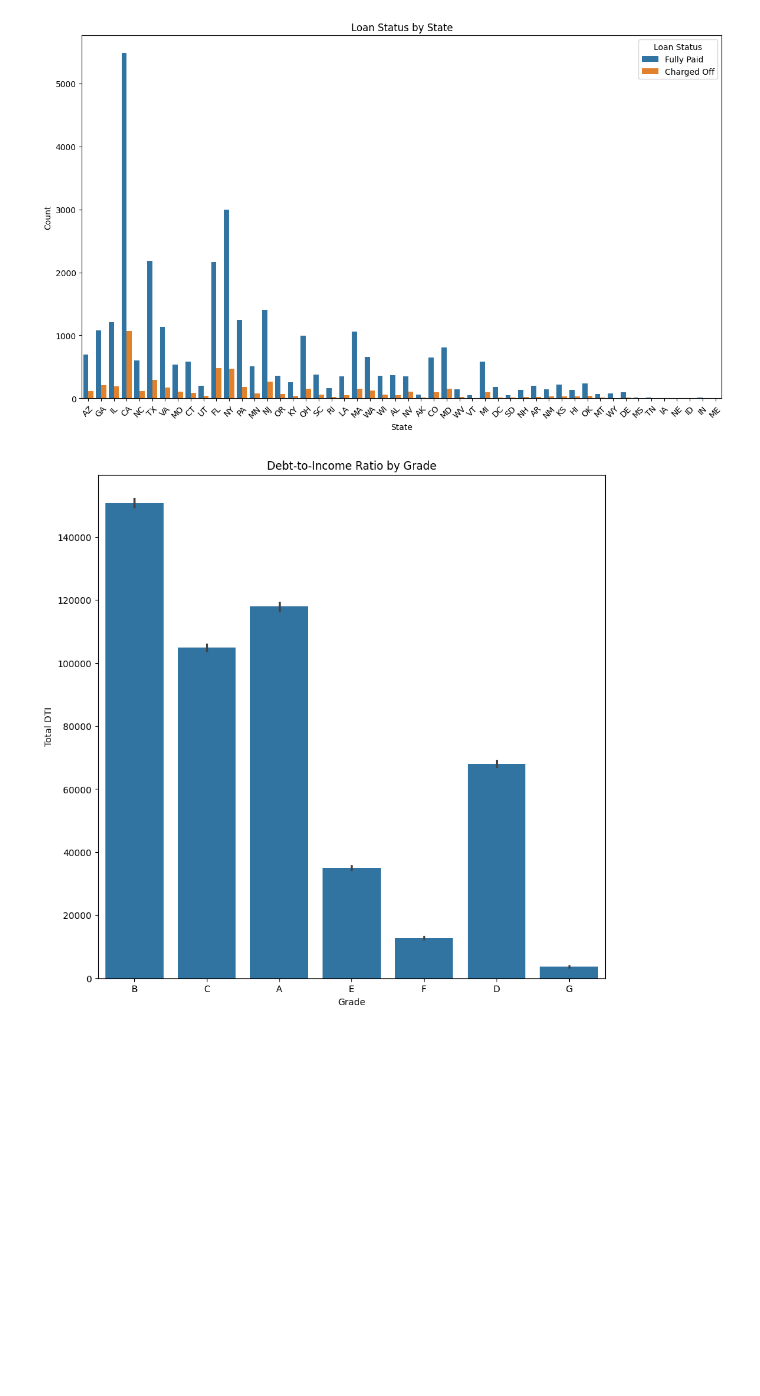
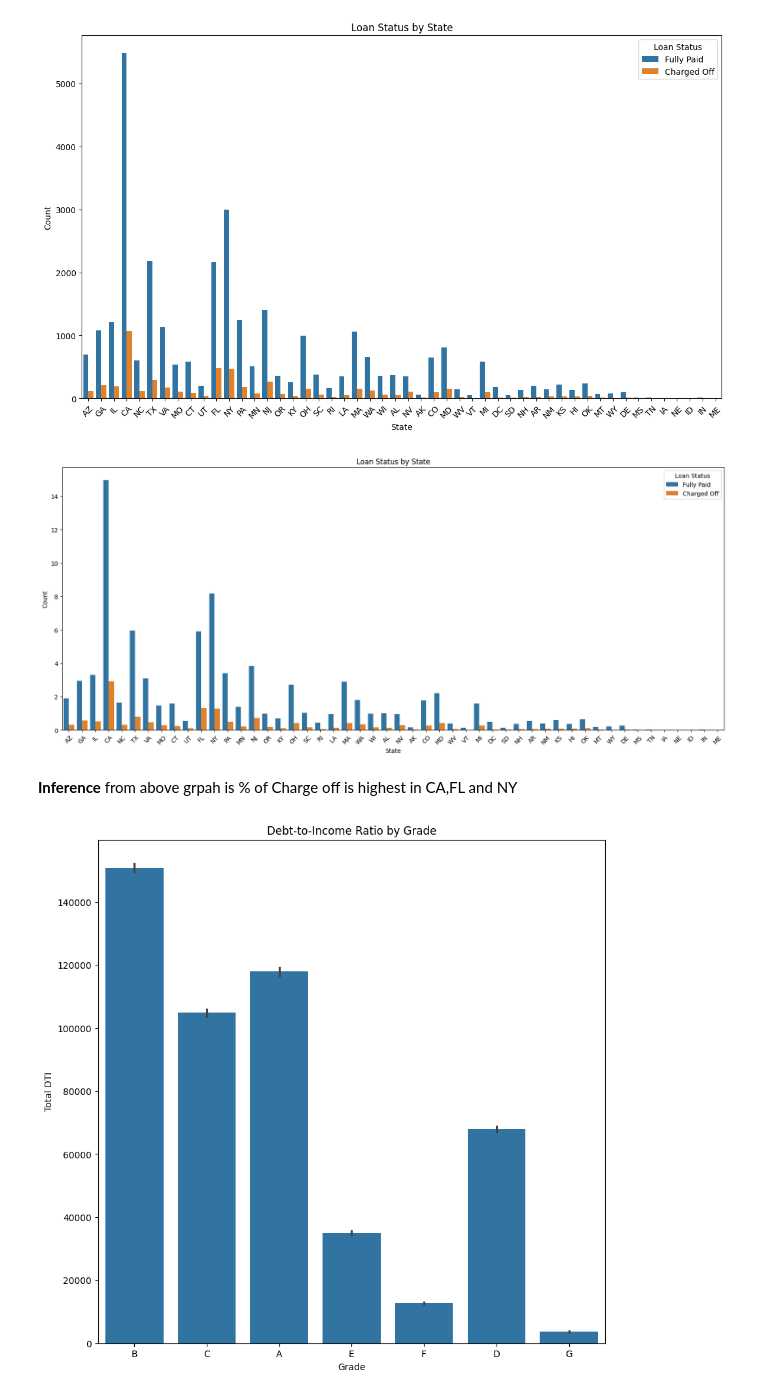
Before and after one commit to balu337/LendingClubRepo, a Jupyter notebook: LC_v1.ipynb, the cells around one changed output. Saved outputs shown, nothing was run; the diff lists cells and outputs as text; code cells hidden in the pictures; blank space fills up the shorter version.

```diff
--- a/LC_v1.ipynb
+++ b/LC_v1.ipynb
@@ -658,6 +730,29 @@ plt.legend(title='Loan Status')
 plt.show()
 # %% [output]
 [figure]
+# %%
+# More Bivaraites analysis for more observations
+# Set the figure size
+plt.figure(figsize=(20, 8))
+
+# Create the bar plot
+sns.countplot(x='addr_state', hue='loan_status', data=df1 , stat="percent")
+
+# Add labels and title
+plt.title('Loan Status by State')
+plt.xlabel('State')
+plt.ylabel('Count')
+
+# Rotate x-axis labels for better readability
+plt.xticks(rotation=45)
+
+# Show plot
+plt.legend(title='Loan Status')
+plt.show()
+# %% [output]
+[figure, added]
+# %% [markdown]
+**Inference** from above grpah is % of Charge off is highest in CA,FL and NY
 # %%
 # Set the figure size
 plt.figure(figsize=(10, 10))
```
Also changed, not shown: parts of 24 cells of this notebook.
